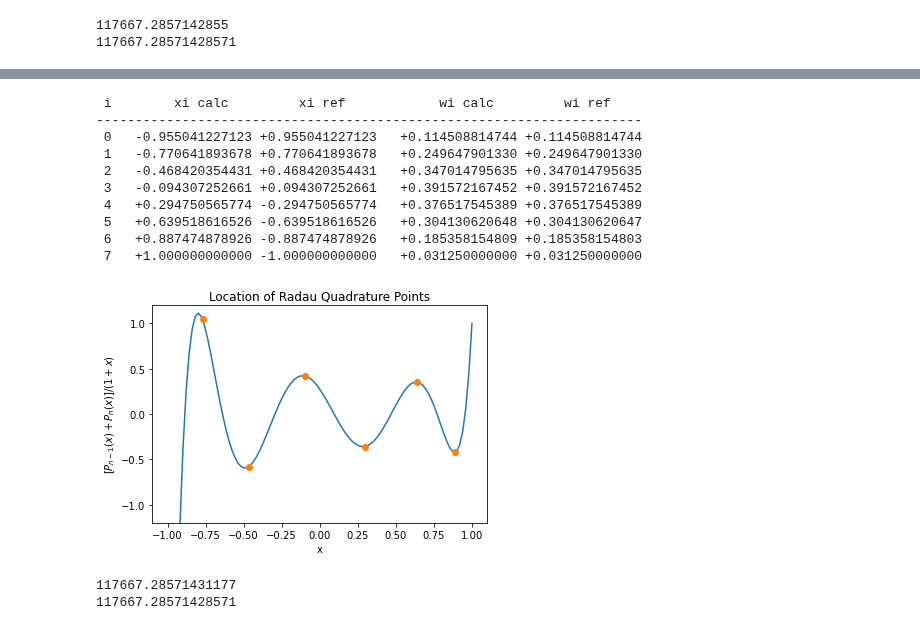
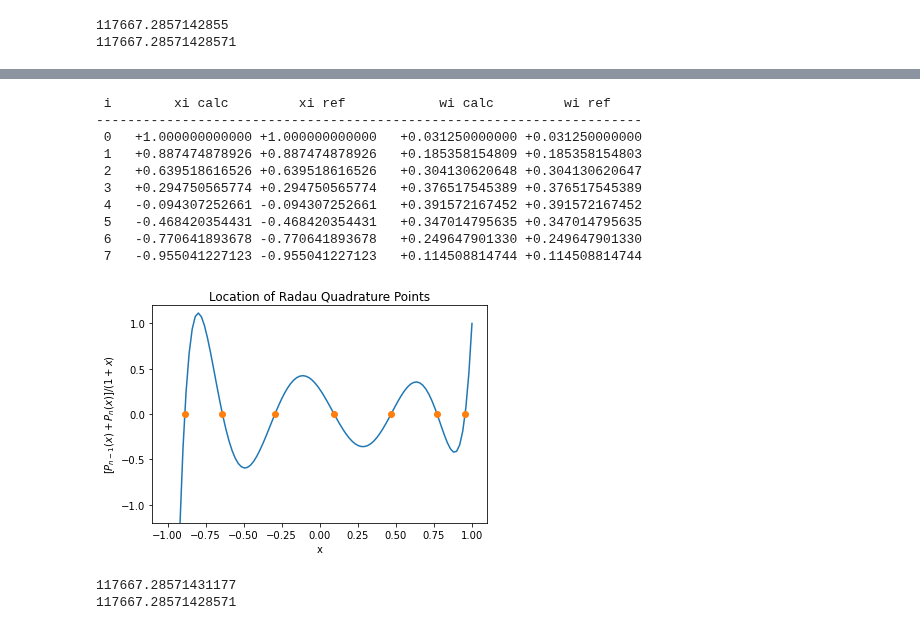
Before and after one commit to scottprahl/iadpython, a Jupyter notebook: docs/quadrature_examples.ipynb, the cells around one changed output, grey strips where cells are left out. Drawn from its saved outputs; the diff is of its cells as text; code cells hidden in the pictures.

```diff
--- a/docs/quadrature_examples.ipynb
+++ b/docs/quadrature_examples.ipynb
@@ -191,6 +203,9 @@ ww[2]= 0.3470147956345014
 ww[1]= 0.2496479013298649
 ww[0]= 0.1145088147442572
 
+# the provided solutions must be adapted because the lower endpoint is assumed fixed
+xx = -np.flip(xx)
+ww = np.flip(ww)
 print(" i        xi calc         xi ref            wi calc         wi ref")
 print("----------------------------------------------------------------------")
 for i,x in enumerate(xi):
@@ -198,26 +213,27 @@ for i,x in enumerate(xi):
 # %% [output]
  i        xi calc         xi ref            wi calc         wi ref
 ----------------------------------------------------------------------
- 0   -0.955041227123 +0.955041227123   +0.114508814744 +0.114508814744
- 1   -0.770641893678 +0.770641893678   +0.249647901330 +0.249647901330
- 2   -0.468420354431 +0.468420354431   +0.347014795635 +0.347014795635
- 3   -0.094307252661 +0.094307252661   +0.391572167452 +0.391572167452
- 4   +0.294750565774 -0.294750565774   +0.376517545389 +0.376517545389
- 5   +0.639518616526 -0.639518616526   +0.304130620648 +0.304130620647
- 6   +0.887474878926 -0.887474878926   +0.185358154809 +0.185358154803
- 7   +1.000000000000 -1.000000000000   +0.031250000000 +0.031250000000
+ 0   +1.000000000000 +1.000000000000   +0.031250000000 +0.031250000000
+ 1   +0.887474878926 +0.887474878926   +0.185358154809 +0.185358154803
+ 2   +0.639518616526 +0.639518616526   +0.304130620648 +0.304130620647
+ 3   +0.294750565774 +0.294750565774   +0.376517545389 +0.376517545389
+ 4   -0.094307252661 -0.094307252661   +0.391572167452 +0.391572167452
+ 5   -0.468420354431 -0.468420354431   +0.347014795635 +0.347014795635
+ 6   -0.770641893678 -0.770641893678   +0.249647901330 +0.249647901330
+ 7   -0.955041227123 -0.955041227123   +0.114508814744 +0.114508814744
 # %%
 eps = 1e-8
 x = np.linspace(-1+eps, 1-eps, 100)
 plt.plot(x, iadpython.quadrature.radau_func(n, x))
-plt.plot(xi[:-1], iadpython.quadrature.radau_func(n, xi[:-1]), "o")
+# have to plot -xi because we fix upper endpoint
+plt.plot(-xi[1:], iadpython.quadrature.radau_func(n, -xi[1:]), "o")
 plt.ylim(-1.2,1.2)
 plt.xlabel("x")
 plt.ylabel('$[P_{n-1}(x)+P_n(x)]/(1+x)$')
 plt.title('Location of Radau Quadrature Points')
 plt.show()
 # %% [output]
-[figure, old version]
+[figure, new version]
 # %%
 n=8
 xi, wi = iadpython.quadrature.radau(n,-7,2)
```
Also changed, not shown: parts of 3 cells of this notebook, 1 other file.
